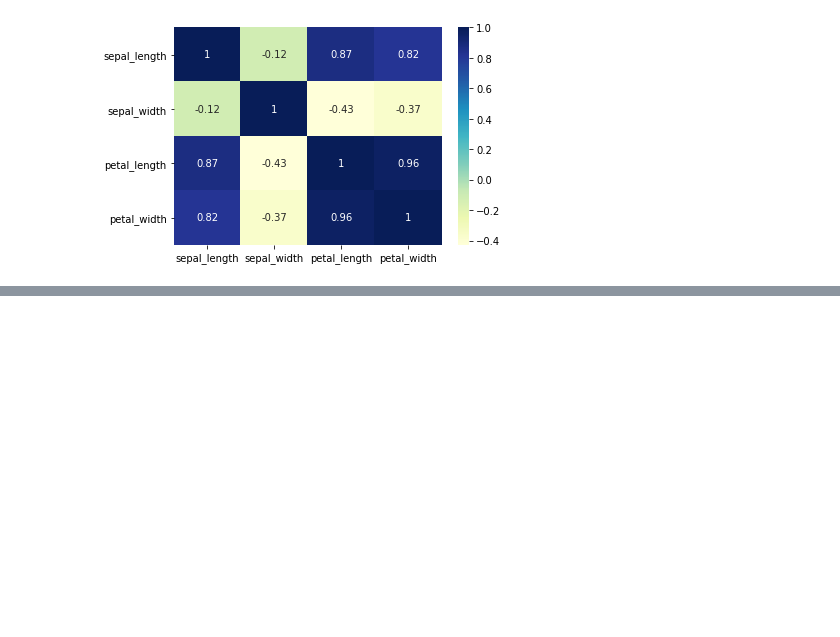
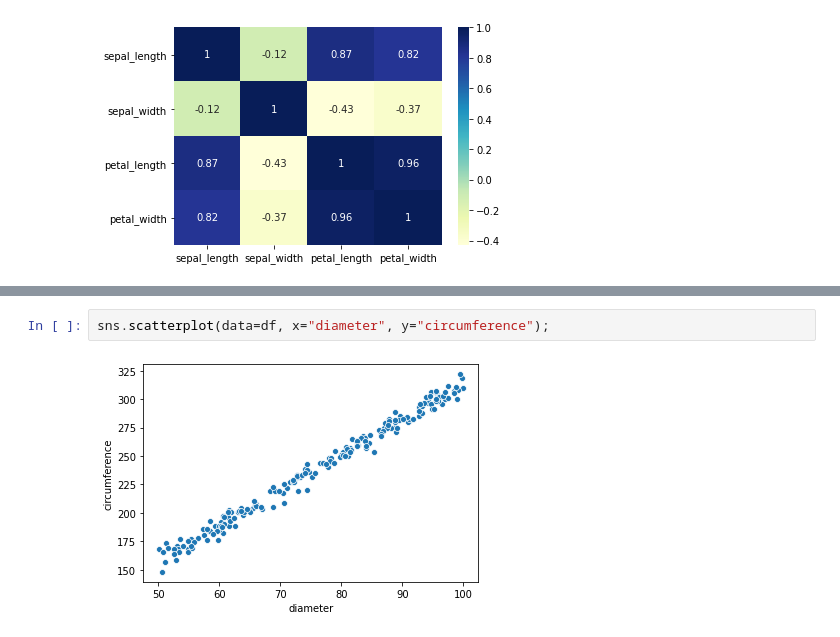
Before and after one commit to hadeutscher/openu-ds-presentation, a Jupyter notebook: Presentation.ipynb, the cells around one changed output, grey strips where cells are left out. Cells and saved outputs as stored; diff of their text form; blank space fills up the shorter version.

```diff
--- a/Presentation.ipynb
+++ b/Presentation.ipynb
@@ -83,0 +103,4 @@ sns.heatmap(data.corr(), cmap="YlGnBu", annot=True)
+# %%
+sns.scatterplot(data=df, x="diameter", y="circumference");
+# %% [output]
+[figure, added]
```
Also changed, not shown: parts of 18 cells of this notebook.
